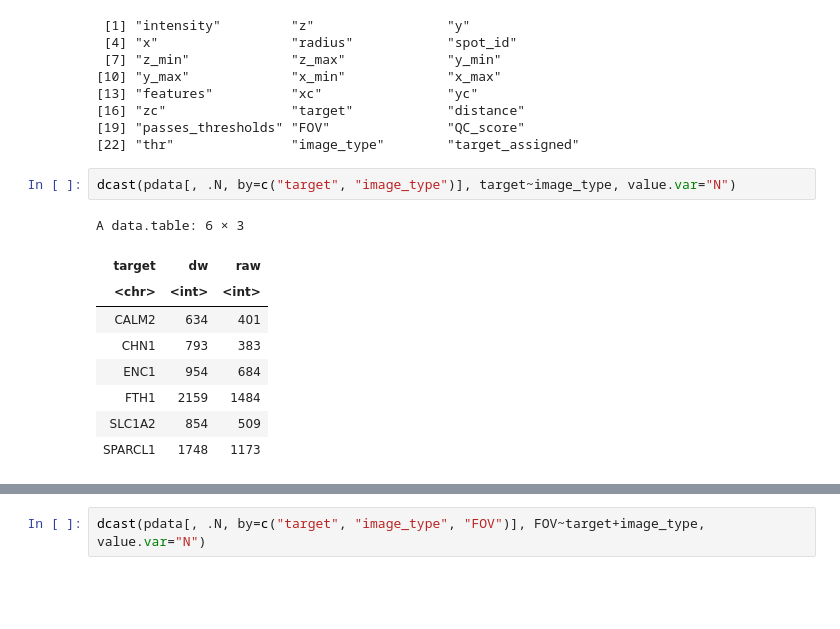
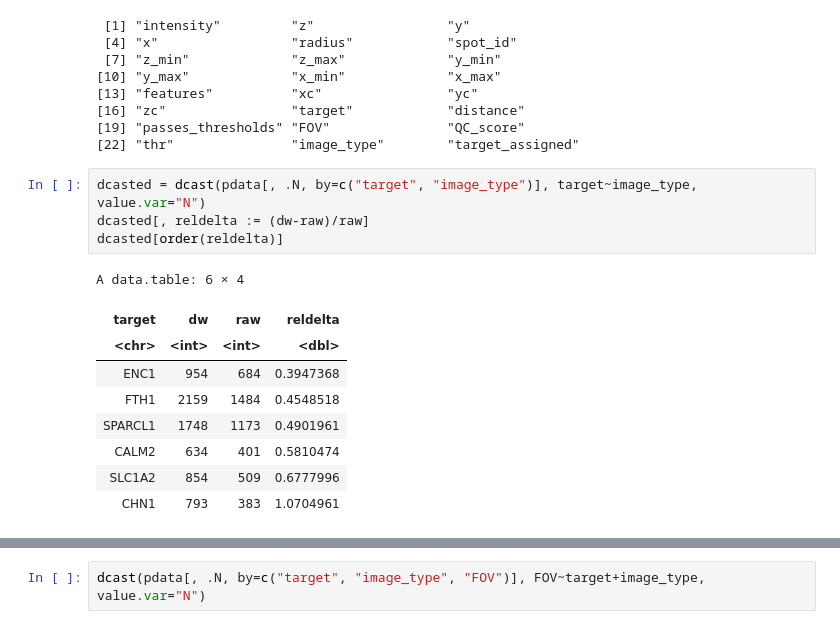
Before and after one commit to ggirelli/deconwolf-in-situ-transcriptomics, a Jupyter notebook: notebooks/1.1_visualize_selected_transcripts.ipynb, the cells around one changed output, grey strips where cells are left out. Drawn from its saved outputs; the diff is of its cells as text; blank space fills up the shorter version.

```diff
--- a/notebooks/1.1_visualize_selected_transcripts.ipynb
+++ b/notebooks/1.1_visualize_selected_transcripts.ipynb
@@ -99,14 +99,16 @@ A data.table: 6 × 24
 [19] "passes_thresholds" "FOV"               "QC_score"
 [22] "thr"               "image_type"        "target_assigned"
 # %%
-dcast(pdata[, .N, by=c("target", "image_type")], target~image_type, value.var="N")
+dcasted = dcast(pdata[, .N, by=c("target", "image_type")], target~image_type, value.var="N")
+dcasted[, reldelta := (dw-raw)/raw]
+dcasted[order(reldelta)]
 # %% [output]
-A data.table: 6 × 3
+A data.table: 6 × 4
-| target | dw | raw |
-| <chr> | <int> | <int> |
-| CALM2 | 634 | 401 |
-| CHN1 | 793 | 383 |
-| ENC1 | 954 | 684 |
-| FTH1 | 2159 | 1484 |
-| SLC1A2 | 854 | 509 |
-| SPARCL1 | 1748 | 1173 |
+| target | dw | raw | reldelta |
+| <chr> | <int> | <int> | <dbl> |
+| ENC1 | 954 | 684 | 0.3947368 |
+| FTH1 | 2159 | 1484 | 0.4548518 |
+| SPARCL1 | 1748 | 1173 | 0.4901961 |
+| CALM2 | 634 | 401 | 0.5810474 |
+| SLC1A2 | 854 | 509 | 0.6777996 |
+| CHN1 | 793 | 383 | 1.0704961 |
```
Also changed, not shown: parts of 2 cells of this notebook.
